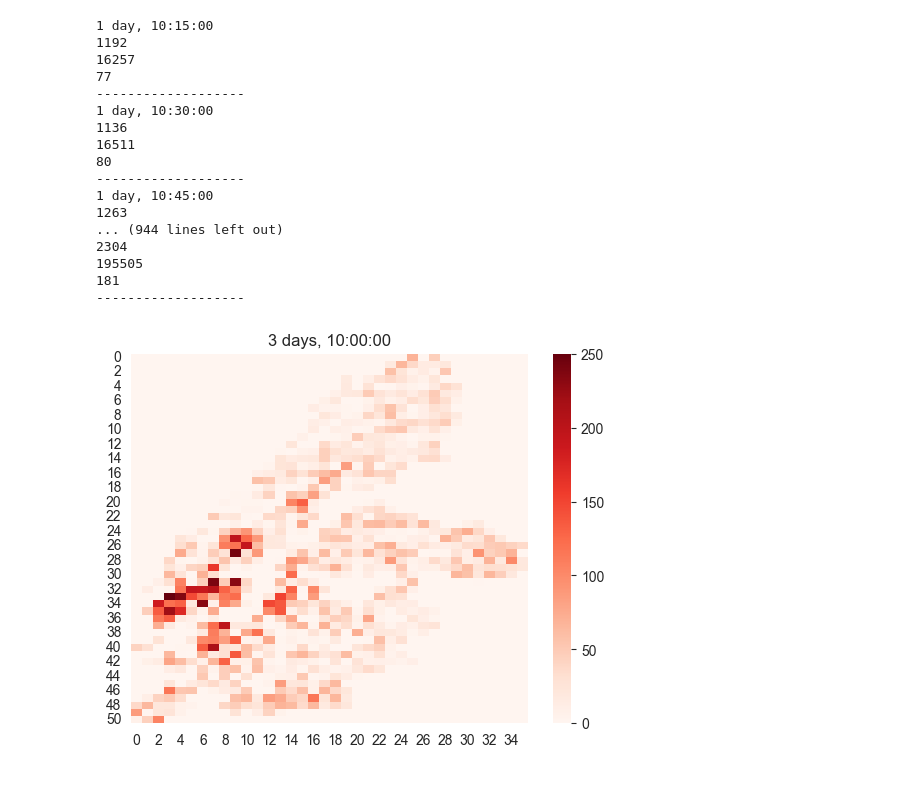
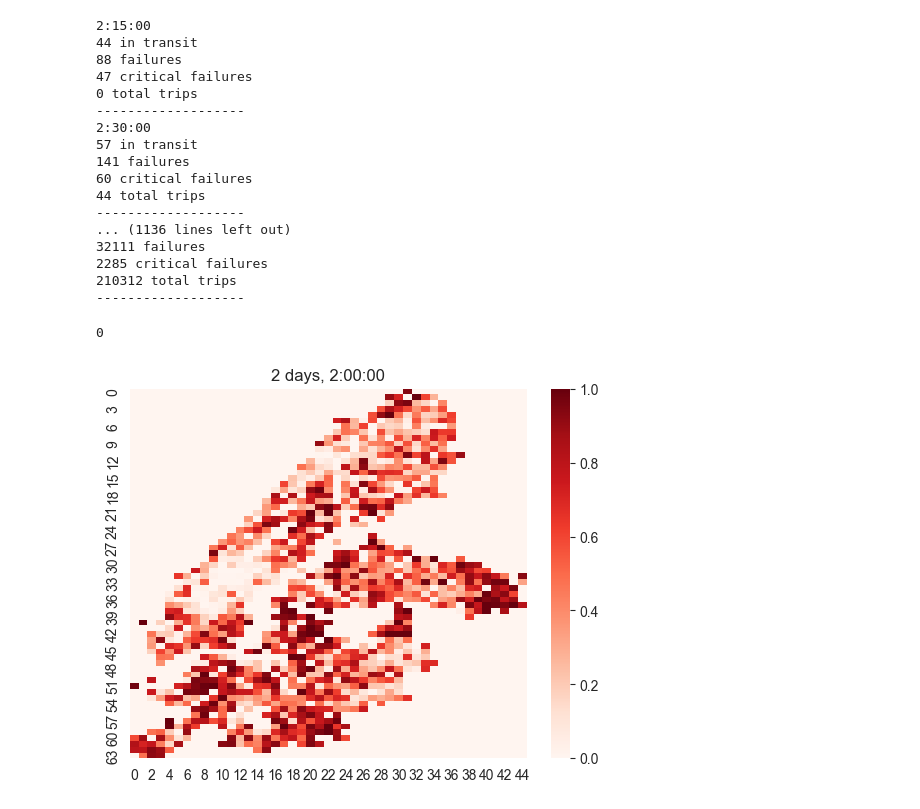
Before and after one commit to jarrettreimers/CSUREMM, a Jupyter notebook: cluster_model/cluster_model_testing.ipynb, the cells around one changed output. Cells and saved outputs as stored; diff of their text form; code cells hidden in the pictures.

```diff
--- a/cluster_model/cluster_model_testing.ipynb
+++ b/cluster_model/cluster_model_testing.ipynb
@@ -27,31 +24,45 @@ cluster_model.show_bikes()
 # %%
-start_time = timedelta(hours=10)
-end_time = timedelta(hours=58)
-while start_time < end_time:
+end_time = cluster_model.curr_time + timedelta(hours=48)
+image_number = 0
+while cluster_model.curr_time < end_time:
     cluster_model.sim()
-    start_time += timedelta(minutes=15)
     print(cluster_model.curr_time)
-    print(len(cluster_model.in_transit))
-    print(cluster_model.failures)
-    print(cluster_model.critical_failures)
+    print(len(cluster_model.in_transit), 'in transit')
+    print(cluster_model.failures, 'failures')
+    print(cluster_model.critical_failures, 'critical failures')
+    print(cluster_model.total_trips, 'total trips')
     print('-------------------')
-    cluster_model.show_bikes(True)
+    if image_number < 10:
+        t = f'000{image_number}'
+    elif image_number < 100:
+        t = f'00{image_number}'
+    elif image_number < 1000:
+        t = f'0{image_number}'
+    else:
+        t = f'{image_number}'
+    # cluster_model.show_bikes(save=True, name=f'{t}')
+    cluster_model.show_fill_percent(save=True, name=f'{t}')
+    image_number += 1
+
+# os.system('magick images/bikes/*.png bikes.gif')
+os.system('magick images/fill/*.png fill.gif')
 # %% [output]
-1 day, 10:15:00
-1192
-16257
-77
+2:15:00
+44 in transit
+88 failures
+47 critical failures
+0 total trips
 -------------------
-1 day, 10:30:00
-1136
-16511
-80
+2:30:00
+57 in transit
+141 failures
+60 critical failures
+44 total trips
 -------------------
-1 day, 10:45:00
-1263
-... (944 lines left out)
-2304
-195505
-181
+... (1136 lines left out)
+32111 failures
+2285 critical failures
+210312 total trips
 -------------------
+0
-[figure, old version]
+[figure, new version]
```
Also changed, not shown: parts of 4 cells of this notebook, 13 other files.
